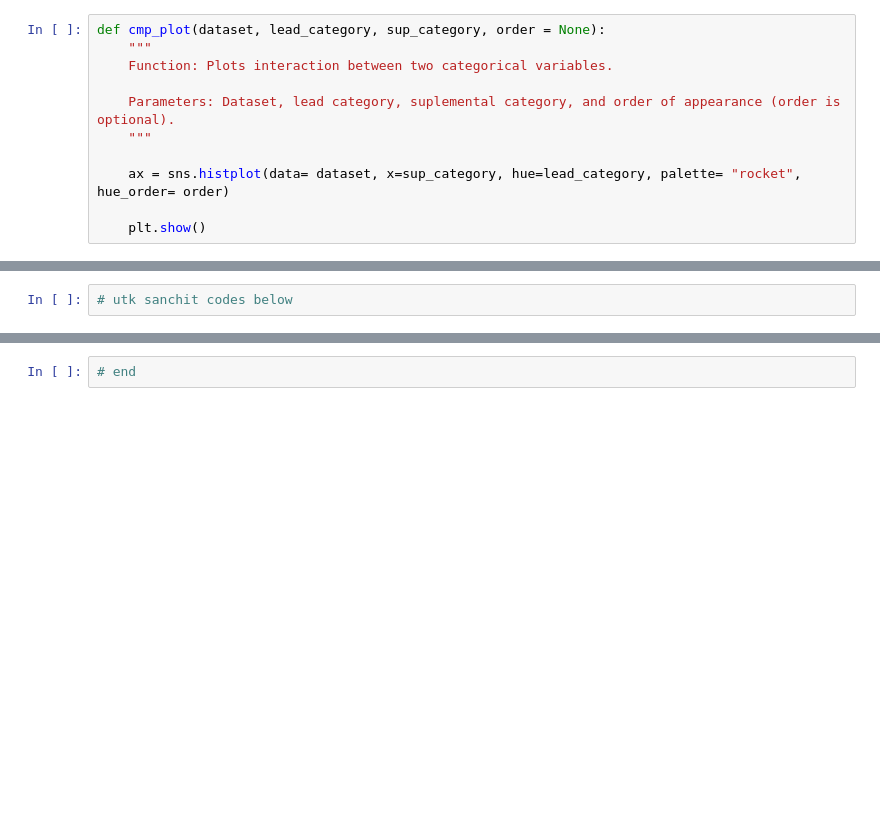
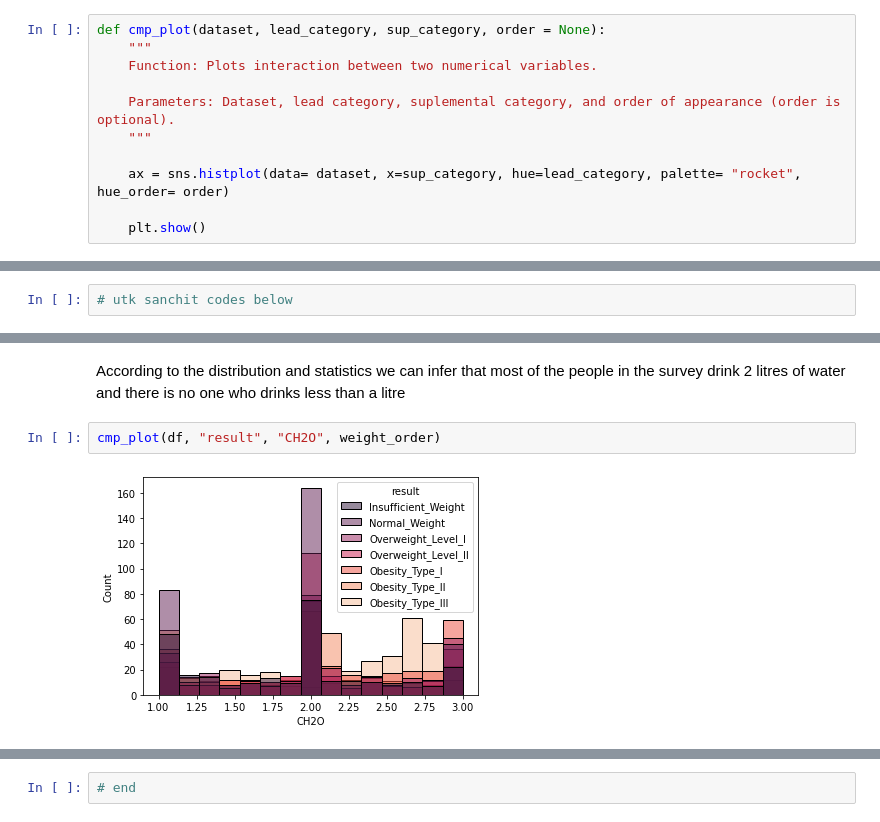
Before and after one commit to SanketAgwl/Obesity-Prediction-Data-Science, a Jupyter notebook: project.ipynb, the cells around one changed output, grey strips where cells are left out. Drawn from its saved outputs; the diff is of its cells as text; blank space fills up the shorter version.

```diff
--- a/project.ipynb
+++ b/project.ipynb
@@ -157,7 +157,7 @@ def cross_plot(dataset, lead_category, sup_category, order = None, hue_order= No
 # %%
 def cmp_plot(dataset, lead_category, sup_category, order = None):
     """
-    Function: Plots interaction between two categorical variables.
+    Function: Plots interaction between two numerical variables.
 
     Parameters: Dataset, lead category, suplemental category, and order of appearance (order is optional).
     """
@@ -291,0 +322,6 @@ cross_plot(df, "result", "CAEC", weight_order, hue_order= ["no", "Sometimes", "F
+# %% [markdown]
+According to the distribution and statistics we can infer that most of the people in the survey drink 2 litres of water and there is no one who drinks less than a litre
+# %%
+cmp_plot(df, "result", "CH2O", weight_order)
+# %% [output]
+[figure, added]
```
Also changed, not shown: parts of 11 cells of this notebook.
